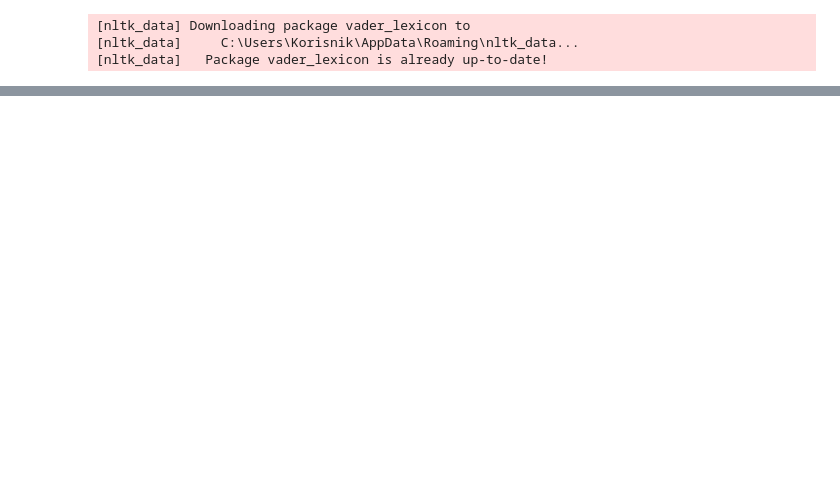
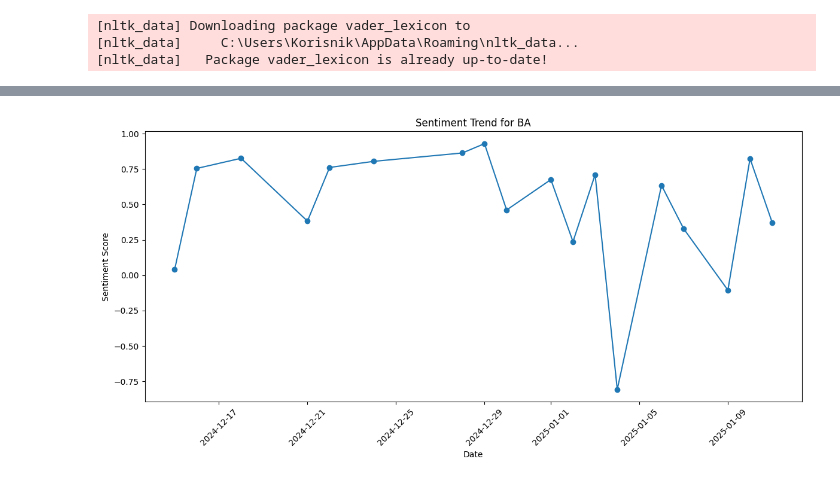
Before and after one commit to laszloj979903/Python_project_AidaBence_corrected, a Jupyter notebook: project.ipynb, the cells around one changed output, grey strips where cells are left out. Saved outputs shown, nothing was run; the diff lists cells and outputs as text; code cells hidden in the pictures; blank space fills up the shorter version.

```diff
--- a/project.ipynb
+++ b/project.ipynb
@@ -144,2 +120,12 @@ news_df['finvader_compound'] = news_df['title'].apply(analyze_sentiment_finvader
+# %%
+def aggregate_sentiment(df):
+    """
+    Aggregates sentiment scores into daily, weekly, and monthly intervals using pd aggregate function.
+    """
+    daily_sentiment = df.groupby(df['published_utc'].dt.date)['combined_score'].agg(daily_sentiment='mean').reset_index()
+    weekly_sentiment = df.groupby(df['published_utc'].dt.to_period('W'))['combined_score'].agg(weekly_sentiment='mean').reset_index()
+    monthly_sentiment = df.groupby(df['published_utc'].dt.to_period('M'))['combined_score'].agg(monthly_sentiment='mean').reset_index()
+
+    return daily_sentiment, weekly_sentiment, monthly_sentiment
 # %%
 daily_sentiment, weekly_sentiment, monthly_sentiment = aggregate_sentiment(news_df)
@@ -151,0 +161,11 @@ monthly_sentiment.to_csv("monthly_sentiment.csv", index=False)
+# %%
+plt.figure(figsize=(12, 6))
+plt.plot(daily_sentiment['published_utc'], daily_sentiment['daily_sentiment'], marker='o')
+plt.title(f"Sentiment Trend for {ticker}")
+plt.xlabel("Date")
+plt.ylabel("Sentiment Score")
+plt.xticks(rotation=45)
+plt.tight_layout()
+plt.show()
+# %% [output]
+[figure, added]
```
Also changed, not shown: parts of 22 cells of this notebook.
